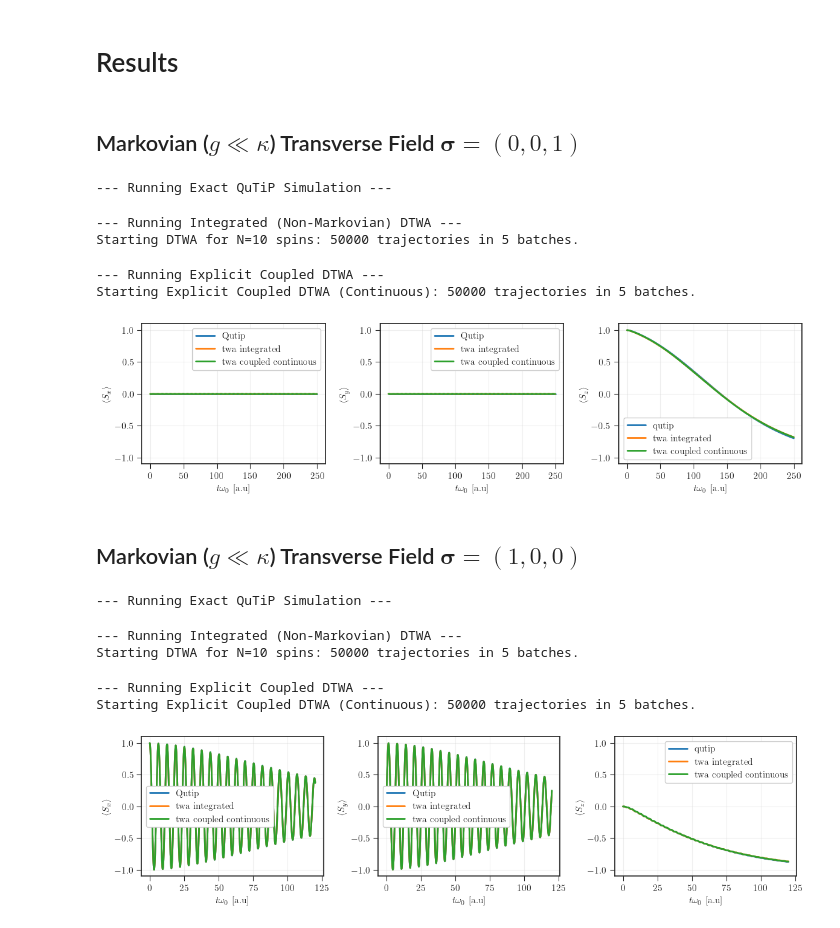
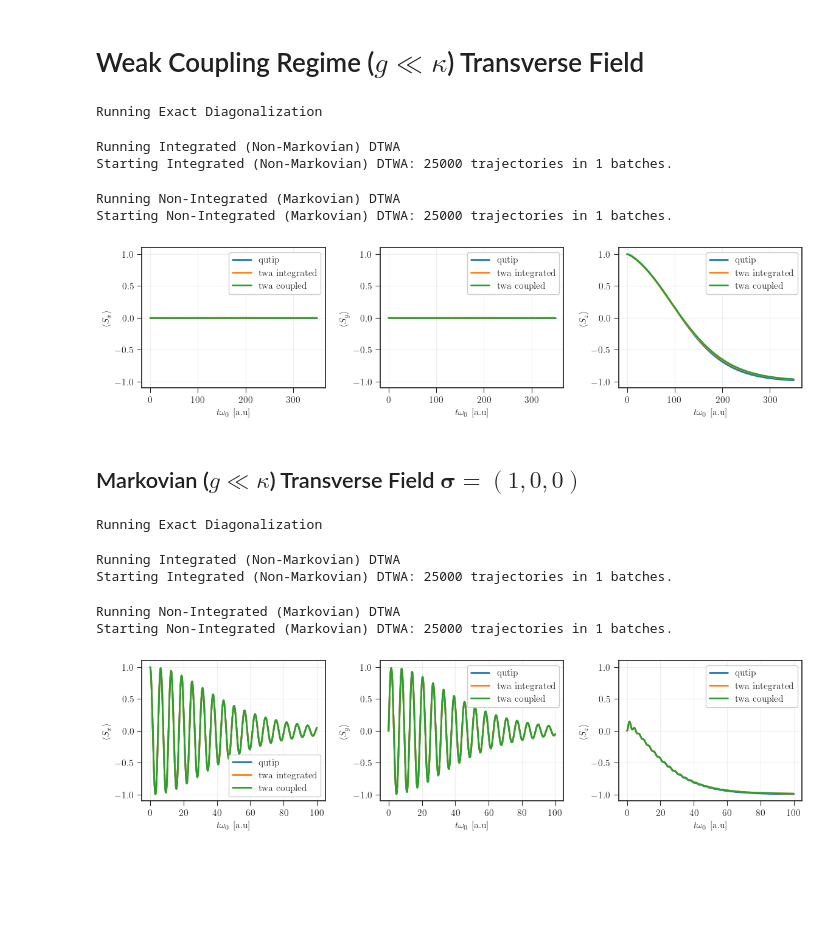
Before and after one commit to juardilag/twa_py, a Jupyter notebook: lossy_boson_test.ipynb, the cells around one changed output. Saved outputs shown, nothing was run; the diff lists cells and outputs as text; code cells hidden in the pictures; blank space fills up the shorter version.

```diff
--- a/lossy_boson_test.ipynb
+++ b/lossy_boson_test.ipynb
@@ -3,17 +3,15 @@ from simulation import run_normalized_simulation
 import matplotlib.pyplot as plt
 import jax.numpy as jnp
-# %% [markdown]
-# Results
 # %% [markdown]
-## Markovian ($g\ll\kappa$) Transverse Field $\boldsymbol{\sigma}=(0,0,1)$
+# Weak Coupling Regime ($g\ll\kappa$) Transverse Field
 # %%
 g_ratio = 0.05       # g/omega_0
-kappa_ratio = 0.5    # kappa/omega_0
-tau_max = 250        # Dimensionless time duration (cycles/radians)
+kappa_ratio = 0.4    # kappa/omega_0
+tau_max = 350        # Dimensionless time duration (cycles/radians)
 omega_0 = 1.0
 
 B_field = jnp.array([0.0, 0.0, 1.0])
-v_init = [0, 0, 1]
+v_init = jnp.array([0, 0, 1])
 
 results = run_normalized_simulation(
     g_ratio,
@@ -22,33 +20,33 @@ results = run_normalized_simulation(
     v_init,
     tau_max,
     omega_0,
+    1_000,
     0,
-    1_000,
-    10
+    10,
 )
 # %% [output]
---- Running Exact QuTiP Simulation ---
+Running Exact Diagonalization
---- Running Integrated (Non-Markovian) DTWA ---
-Starting DTWA for N=10 spins: 50000 trajectories in 5 batches.
+Running Integrated (Non-Markovian) DTWA
+Starting Integrated (Non-Markovian) DTWA: 25000 trajectories in 1 batches.
---- Running Explicit Coupled DTWA ---
-Starting Explicit Coupled DTWA (Continuous): 50000 trajectories in 5 batches.
+Running Non-Integrated (Markovian) DTWA
+Starting Non-Integrated (Markovian) DTWA: 25000 trajectories in 1 batches.
 # %%
 plt.style.use(['seaborn-v0_8-white', './style.mplstyle'])
 fig, ax = plt.subplots(1,3, figsize=(14, 3))
 plt.subplots_adjust(wspace=0.3)
 
-ax[0].plot(results['t_grid'], results['qutip']['expect_x'], label = 'Qutip', linewidth = 2)
+ax[0].plot(results['t_grid'], results['qutip']['expect_x'], label = 'qutip', linewidth = 2)
 ax[0].plot(results['t_grid'], results['twa_integrated']['expect_x'], label = 'twa integrated', linewidth = 2)
-ax[0].plot(results['t_grid'], results['twa_coupled']['expect_x'], label = 'twa coupled continuous', linewidth = 2)
+ax[0].plot(results['t_grid'], results['twa_coupled']['expect_x'], label = 'twa coupled', linewidth = 2)
 ax[0].grid(alpha = 0.3)
 ax[0].set_xlabel(r'$t\omega_0 $\ [a.u]')
 ax[0].set_ylabel(r'$\langle S_x \rangle$')
 ax[0].set_ylim(-1.1, 1.1)
 ax[0].legend()
 
-ax[1].plot(results['t_grid'], results['qutip']['expect_y'], label = 'Qutip', linewidth = 2)
+ax[1].plot(results['t_grid'], results['qutip']['expect_y'], label = 'qutip', linewidth = 2)
 ax[1].plot(results['t_grid'], results['twa_integrated']['expect_y'], label = 'twa integrated', linewidth = 2)
-ax[1].plot(results['t_grid'], results['twa_coupled']['expect_y'], label = 'twa coupled continuous', linewidth = 2)
+ax[1].plot(results['t_grid'], results['twa_coupled']['expect_y'], label = 'twa coupled', linewidth = 2)
 ax[1].grid(alpha = 0.3)
 ax[1].set_xlabel(r'$t\omega_0 $\ [a.u]')
 ax[1].set_ylabel(r'$\langle S_y \rangle$')
@@ -57,7 +55,7 @@ ax[1].legend()
 
 ax[2].plot(results['t_grid'], results['qutip']['expect_z'], label = 'qutip', linewidth = 2)
 ax[2].plot(results['t_grid'], results['twa_integrated']['expect_z'], label = 'twa integrated', linewidth = 2)
-ax[2].plot(results['t_grid'], results['twa_coupled']['expect_z'], label = 'twa coupled continuous', linewidth = 2)
+ax[2].plot(results['t_grid'], results['twa_coupled']['expect_z'], label = 'twa coupled', linewidth = 2)
 ax[2].grid(alpha = 0.3)
 ax[2].set_xlabel(r'$t\omega_0 $\ [a.u]')
 ax[2].set_ylabel(r'$\langle S_z \rangle$')
@@ -66,17 +64,17 @@ ax[2].legend()
 
 plt.show()
 # %% [output]
-[figure, old version]
+[figure, new version]
 # %% [markdown]
 ## Markovian ($g\ll\kappa$) Transverse Field $\boldsymbol{\sigma}=(1,0,0)$
 # %%
-g_ratio = 0.06       # g/omega_0
+g_ratio = 0.1       # g/omega_0
 kappa_ratio = 0.6    # kappa/omega_0
-tau_max = 120       # Dimensionless time duration (cycles/radians)
+tau_max = 100       # Dimensionless time duration (cycles/radians)
 omega_0 = 1.0
 
 B_field = jnp.array([0.0, 0.0, 1.0])
-v_init = [1, 0, 0]
+v_init = jnp.array([1, 0, 0])
 
 results = run_normalized_simulation(
     g_ratio,
@@ -85,48 +83,48 @@ results = run_normalized_simulation(
     v_init,
     tau_max,
     omega_0,
-    0,
     1_000,
-    10
+    10,
+    10,
 )
 # %% [output]
---- Running Exact QuTiP Simulation ---
+Running Exact Diagonalization
---- Running Integrated (Non-Markovian) DTWA ---
-Starting DTWA for N=10 spins: 50000 trajectories in 5 batches.
+Running Integrated (Non-Markovian) DTWA
+Starting Integrated (Non-Markovian) DTWA: 25000 trajectories in 1 batches.
---- Running Explicit Coupled DTWA ---
-Starting Explicit Coupled DTWA (Continuous): 50000 trajectories in 5 batches.
+Running Non-Integrated (Markovian) DTWA
+Starting Non-Integrated (Markovian) DTWA: 25000 trajectories in 1 batches.
 # %%
 plt.style.use(['seaborn-v0_8-white', './style.mplstyle'])
 fig, ax = plt.subplots(1,3, figsize=(14, 3))
 plt.subplots_adjust(wspace=0.3)
 
-ax[0].plot(results['t_grid'], results['qutip']['expect_x'], label = 'Qutip', linewidth = 2)
+ax[0].plot(results['t_grid'], results['qutip']['expect_x'], label = 'qutip', linewidth = 2)
 ax[0].plot(results['t_grid'], results['twa_integrated']['expect_x'], label = 'twa integrated', linewidth = 2)
-ax[0].plot(results['t_grid'], results['twa_coupled']['expect_x'], label = 'twa coupled continuous', linewidth = 2)
+ax[0].plot(results['t_grid'], results['twa_coupled']['expect_x'], label = 'twa coupled', linewidth = 2)
 ax[0].grid(alpha = 0.3)
 ax[0].set_xlabel(r'$t\omega_0 $\ [a.u]')
 ax[0].set_ylabel(r'$\langle S_x \rangle$')
 ax[0].set_ylim(-1.1, 1.1)
 ax[0].legend()
 
-ax[1].plot(results['t_grid'], results['qutip']['expect_y'], label = 'Qutip', linewidth = 2)
+ax[1].plot(results['t_grid'], results['qutip']['expect_y'], label = 'qutip', linewidth = 2)
 ax[1].plot(results['t_grid'], results['twa_integrated']['expect_y'], label = 'twa integrated', linewidth = 2)
-ax[1].plot(results['t_grid'], results['twa_coupled']['expect_y'], label = 'twa coupled continuous', linewidth = 2)
+ax[1].plot(results['t_grid'], results['twa_coupled']['expect_y'], label = 'twa coupled', linewidth = 2)
 ax[1].grid(alpha = 0.3)
 ax[1].set_xlabel(r'$t\omega_0 $\ [a.u]')
 ax[1].set_ylabel(r'$\langle S_y \rangle$')
 ax[1].set_ylim(-1.1, 1.1)
 ax[1].legend()
 
 ax[2].plot(results['t_grid'], results['qutip']['expect_z'], label = 'qutip', linewidth = 2)
 ax[2].plot(results['t_grid'], results['twa_integrated']['expect_z'], label = 'twa integrated', linewidth = 2)
-ax[2].plot(results['t_grid'], results['twa_coupled']['expect_z'], label = 'twa coupled continuous', linewidth = 2)
+ax[2].plot(results['t_grid'], results['twa_coupled']['expect_z'], label = 'twa coupled', linewidth = 2)
 ax[2].grid(alpha = 0.3)
 ax[2].set_xlabel(r'$t\omega_0 $\ [a.u]')
 ax[2].set_ylabel(r'$\langle S_z \rangle$')
 ax[2].set_ylim(-1.1, 1.1)
 ax[2].legend()
 
 plt.show()
 # %% [output]
-[figure, old version]
+[figure, new version]
```
Also changed, not shown: parts of 31 cells of this notebook.
